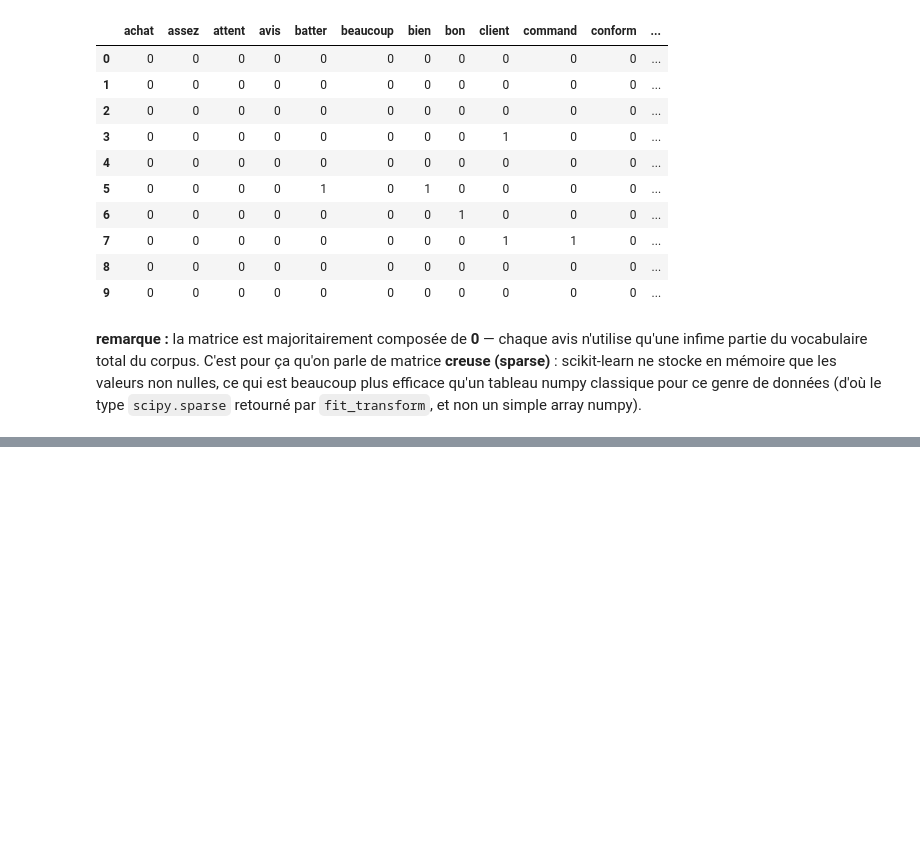
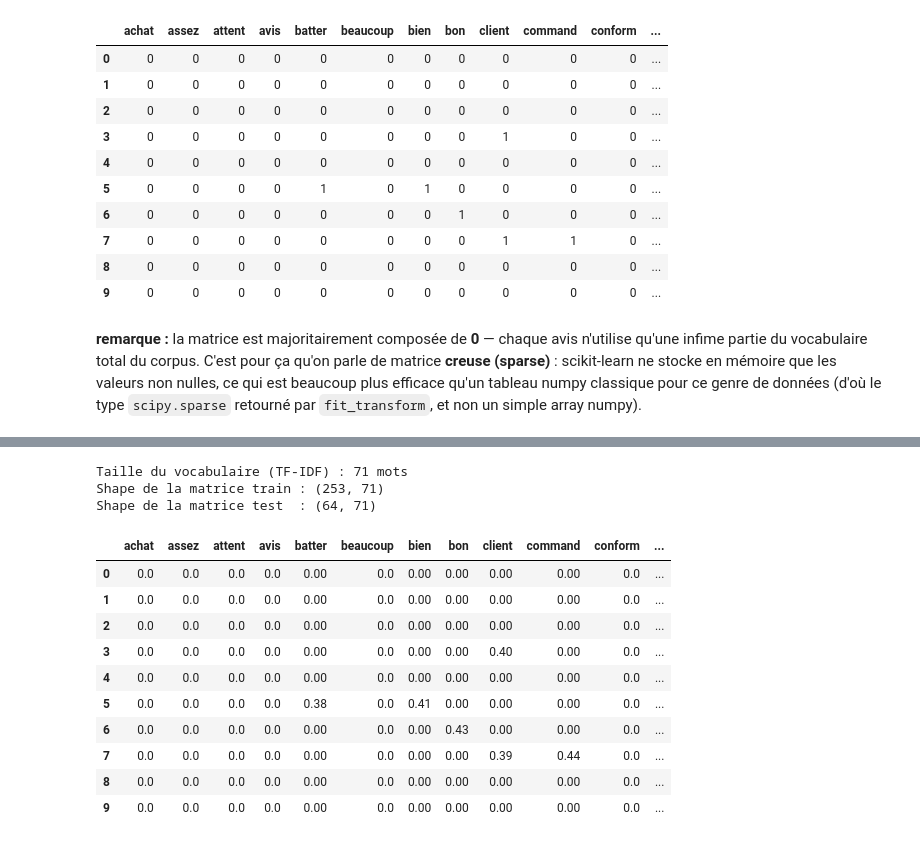
Before and after one commit to Youssoupha-ndiaye/atelier_preparations_donnees_textuelles_ODC_IA, a Jupyter notebook: atelier_prepa_donnees_textuelles/notebooks/atelier_prepa_donnees_textuelles.ipynb, the cells around one changed output, grey strips where cells are left out. Cells and saved outputs as stored; diff of their text form; code cells hidden in the pictures; blank space fills up the shorter version.

Commit message:
Partie 6-2) Utilisation de la technique « TF-IDF » pour générer et afficher la taille et un extrait du vocabulaire ainsi qu’un morceau de la matrice

```diff
--- a/atelier_prepa_donnees_textuelles/notebooks/atelier_prepa_donnees_textuelles.ipynb
+++ b/atelier_prepa_donnees_textuelles/notebooks/atelier_prepa_donnees_textuelles.ipynb
@@ -1214,0 +1232,33 @@ beaucoup plus efficace qu'un tableau numpy classique pour ce genre de données (
+# %%
+vectoriseur_tfidf = TfidfVectorizer()
+
+X_train_tfidf = vectoriseur_tfidf.fit_transform(X_train)
+X_test_tfidf = vectoriseur_tfidf.transform(X_test)
+
+vocabulaire_tfidf = vectoriseur_tfidf.get_feature_names_out()
+
+print(f"Taille du vocabulaire (TF-IDF) : {len(vocabulaire_tfidf)} mots")
+print(f"Shape de la matrice train : {X_train_tfidf.shape}")
+print(f"Shape de la matrice test  : {X_test_tfidf.shape}")
+# %% [output]
+Taille du vocabulaire (TF-IDF) : 71 mots
+Shape de la matrice train : (253, 71)
+Shape de la matrice test  : (64, 71)
+# %%
+apercu_tfidf = pd.DataFrame(
+    X_train_tfidf[:10, :15].toarray().round(2),
+    columns=vocabulaire_tfidf[:15],
+)
+apercu_tfidf
+# %% [output]
+|  | achat | assez | attent | avis | batter | beaucoup | bien | bon | client | command | conform | ... |
+| 0 | 0.0 | 0.0 | 0.0 | 0.0 | 0.00 | 0.0 | 0.00 | 0.00 | 0.00 | 0.00 | 0.0 | ... |
+| 1 | 0.0 | 0.0 | 0.0 | 0.0 | 0.00 | 0.0 | 0.00 | 0.00 | 0.00 | 0.00 | 0.0 | ... |
+| 2 | 0.0 | 0.0 | 0.0 | 0.0 | 0.00 | 0.0 | 0.00 | 0.00 | 0.00 | 0.00 | 0.0 | ... |
+| 3 | 0.0 | 0.0 | 0.0 | 0.0 | 0.00 | 0.0 | 0.00 | 0.00 | 0.40 | 0.00 | 0.0 | ... |
+| 4 | 0.0 | 0.0 | 0.0 | 0.0 | 0.00 | 0.0 | 0.00 | 0.00 | 0.00 | 0.00 | 0.0 | ... |
+| 5 | 0.0 | 0.0 | 0.0 | 0.0 | 0.38 | 0.0 | 0.41 | 0.00 | 0.00 | 0.00 | 0.0 | ... |
+| 6 | 0.0 | 0.0 | 0.0 | 0.0 | 0.00 | 0.0 | 0.00 | 0.43 | 0.00 | 0.00 | 0.0 | ... |
+| 7 | 0.0 | 0.0 | 0.0 | 0.0 | 0.00 | 0.0 | 0.00 | 0.00 | 0.39 | 0.44 | 0.0 | ... |
+| 8 | 0.0 | 0.0 | 0.0 | 0.0 | 0.00 | 0.0 | 0.00 | 0.00 | 0.00 | 0.00 | 0.0 | ... |
+| 9 | 0.0 | 0.0 | 0.0 | 0.0 | 0.00 | 0.0 | 0.00 | 0.00 | 0.00 | 0.00 | 0.0 | ... |
```
Also changed, not shown: parts of 5 cells of this notebook.
